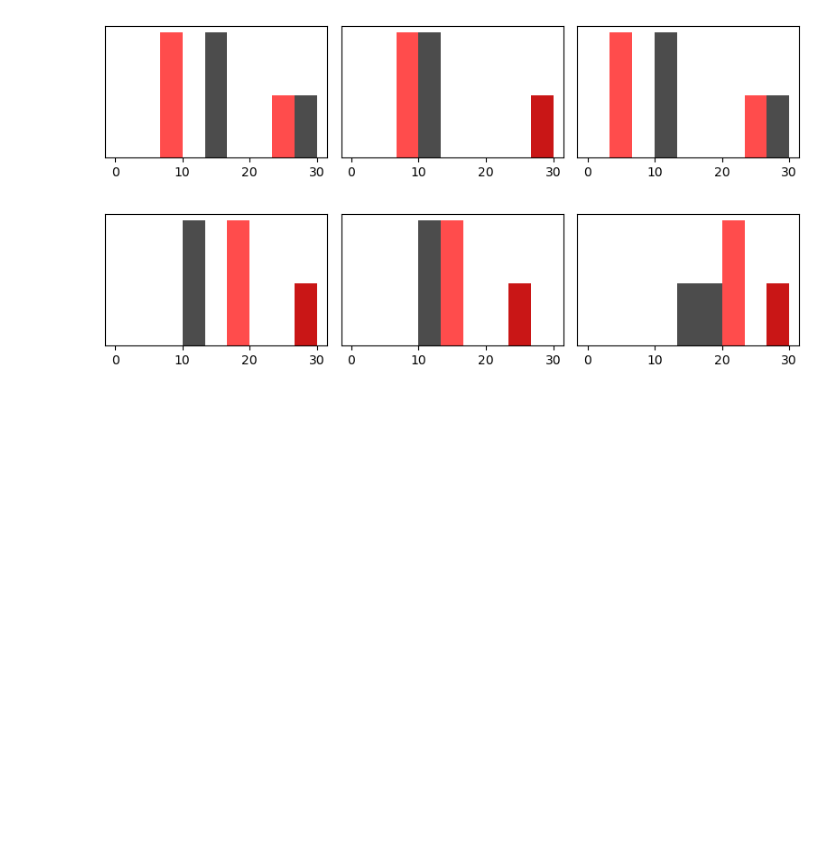
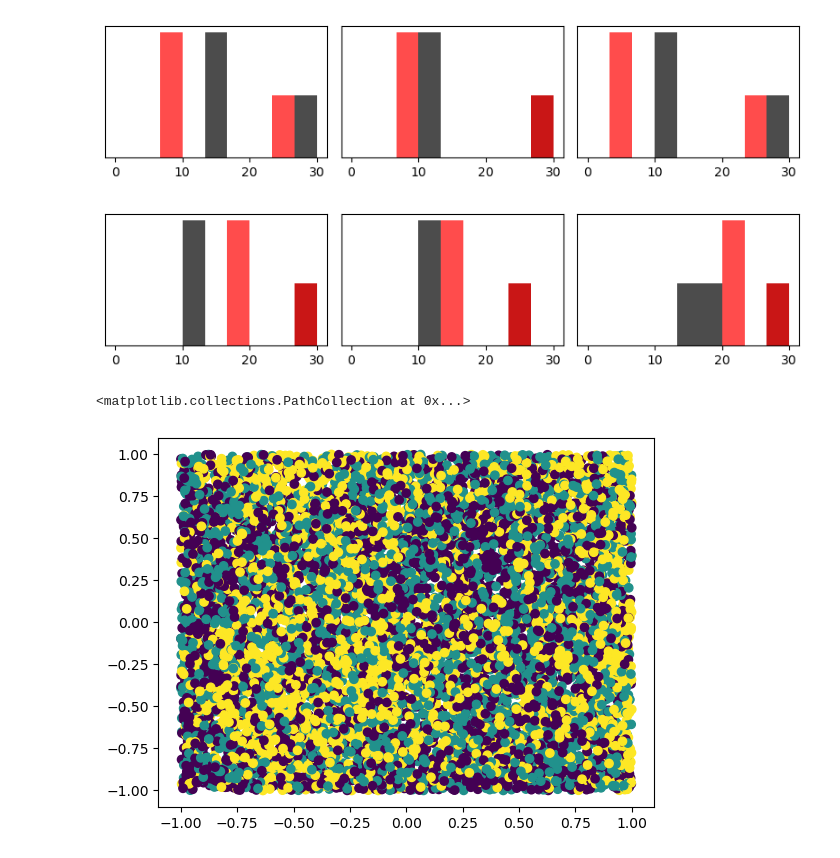
Before and after one commit to KBeshkov/top-mfld-class, a Jupyter notebook: simulations/MNIST_training.ipynb, the cells around one changed output. Cells and saved outputs as stored; diff of their text form; code cells hidden in the pictures; blank space fills up the shorter version.

```diff
--- a/simulations/MNIST_training.ipynb
+++ b/simulations/MNIST_training.ipynb
@@ -30,7 +25,7 @@ model = FeedforwardNetwork(input_size=data_train.data.shape[1]*data_train.data.s
                            ,hidden_sizes=layer_sizes, out_layer_sz=10, init_type='none',
                           mean = 0, std=0.01)
 
-test_samples = np.random.choice(np.arange(0,10000),size=10000,replace=False)
+test_samples = np.random.choice(np.arange(0,10000),size=1000,replace=False)
 test_dat = data_test.data.reshape(len(data_test.data),-1).float()[test_samples]
 out_code = np.zeros([len(test_dat),len(layer_sizes)])
 for i, x_i in enumerate(test_dat):
@@ -54,5 +47,5 @@ KeyboardInterrupt:
 # %%
-rand_samples = 255*torch.randn(test_dat.shape)
+rand_samples = 255*torch.rand(test_dat.shape)#255*torch.randn(test_dat.shape)
 
 out_code_pre_rand = np.zeros([len(test_dat),len(layer_sizes)])
 for i, x_i in enumerate(rand_samples):
@@ -77,7 +83,7 @@ criterion = nn.CrossEntropyLoss()
 optimizer = optim.Adam(model.parameters(), lr=0.001)
 
 # Define the training function
-def train_model(model, trainloader, criterion, optimizer, num_epochs=20):
+def train_model(model, trainloader, criterion, optimizer, num_epochs=50):
     model.train()  # Set the model to training mode
     for epoch in tqdm(range((num_epochs))):
         running_loss = 0.0
@@ -273,3 +307,10 @@ for n,fnames in enumerate(function_names) :
 [figure]
 [figure]
 [figure]
+# %%
+from test_functions import gen_classif_functions
+
+plt.scatter(x[0],x[1],c=functions[1])
+# %% [output]
+<matplotlib.collections.PathCollection at 0x...>
+[figure, added]
```
Also changed, not shown: parts of 12 cells of this notebook, 5 other files.
